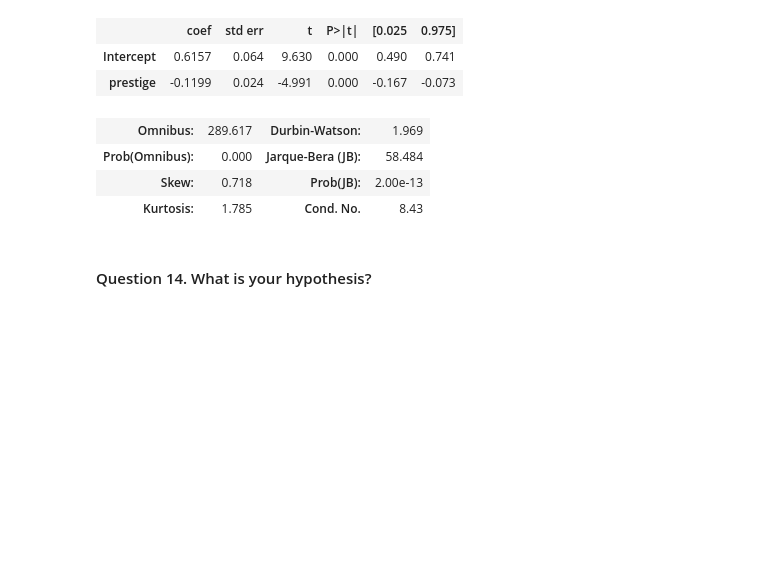
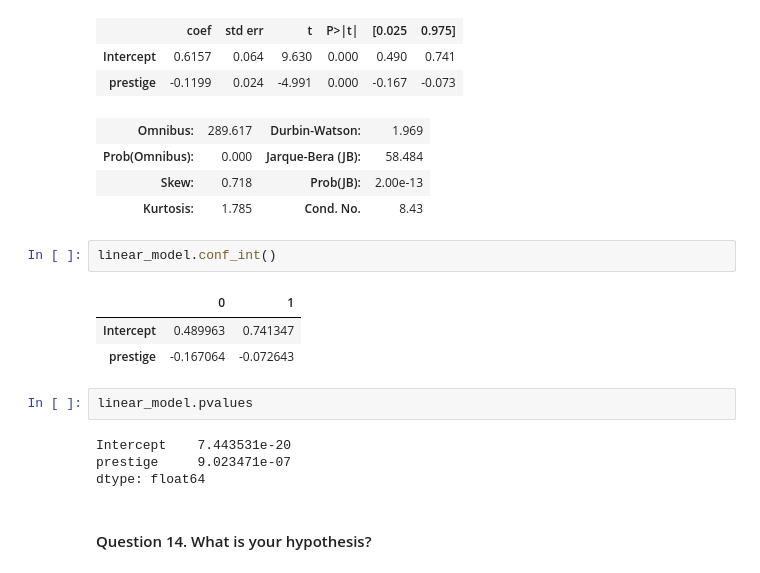
Before and after one commit to johnfcampbell/ds-homework, a Jupyter notebook: project-unit2.ipynb, the cells around one changed output. Saved outputs shown, nothing was run; the diff lists cells and outputs as text; blank space fills up the shorter version.

```diff
--- a/project-unit2.ipynb
+++ b/project-unit2.ipynb
@@ -177,6 +177,18 @@ OLS Regression Results
 | Prob(Omnibus): | 0.000 | Jarque-Bera (JB): | 58.484 |
 | Skew: | 0.718 | Prob(JB): | 2.00e-13 |
 | Kurtosis: | 1.785 | Cond. No. | 8.43 |
+# %%
+linear_model.conf_int()
+# %% [output]
+|  | 0 | 1 |
+| Intercept | 0.489963 | 0.741347 |
+| prestige | -0.167064 | -0.072643 |
+# %%
+linear_model.pvalues
+# %% [output]
+Intercept    7.443531e-20
+prestige     9.023471e-07
+dtype: float64
 # %% [markdown]
 #### Question 14. What is your hypothesis?
 # %% [markdown]
```
Also changed, not shown: parts of 1 cell of this notebook.
